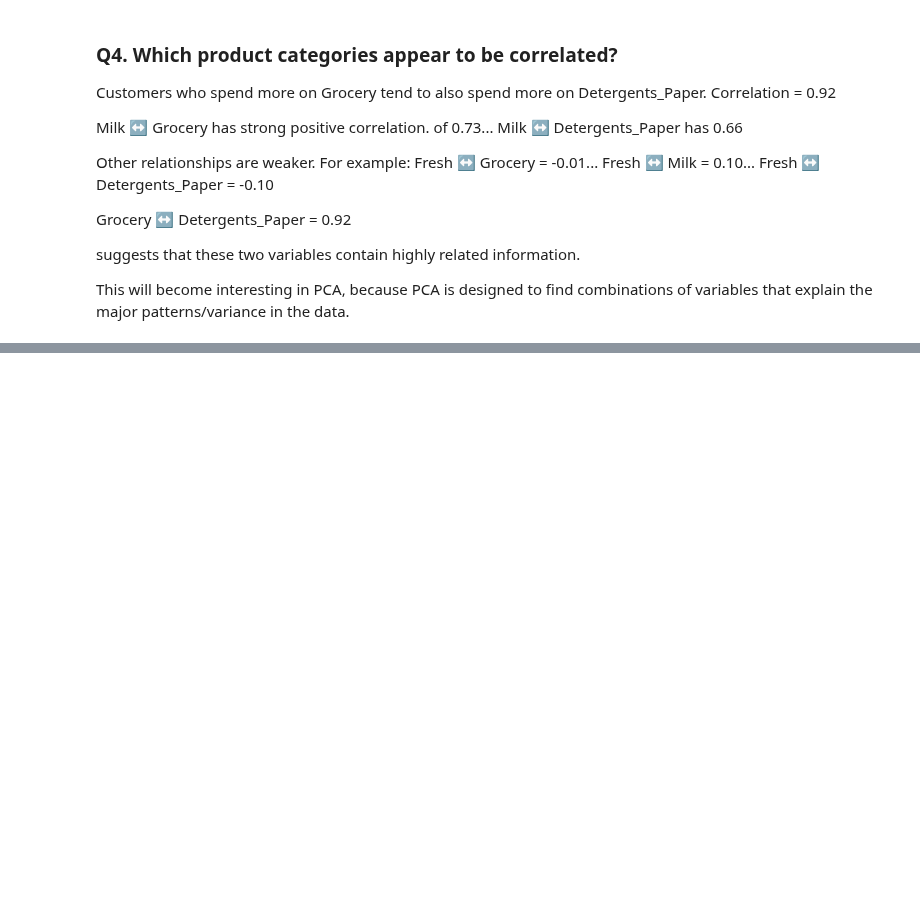
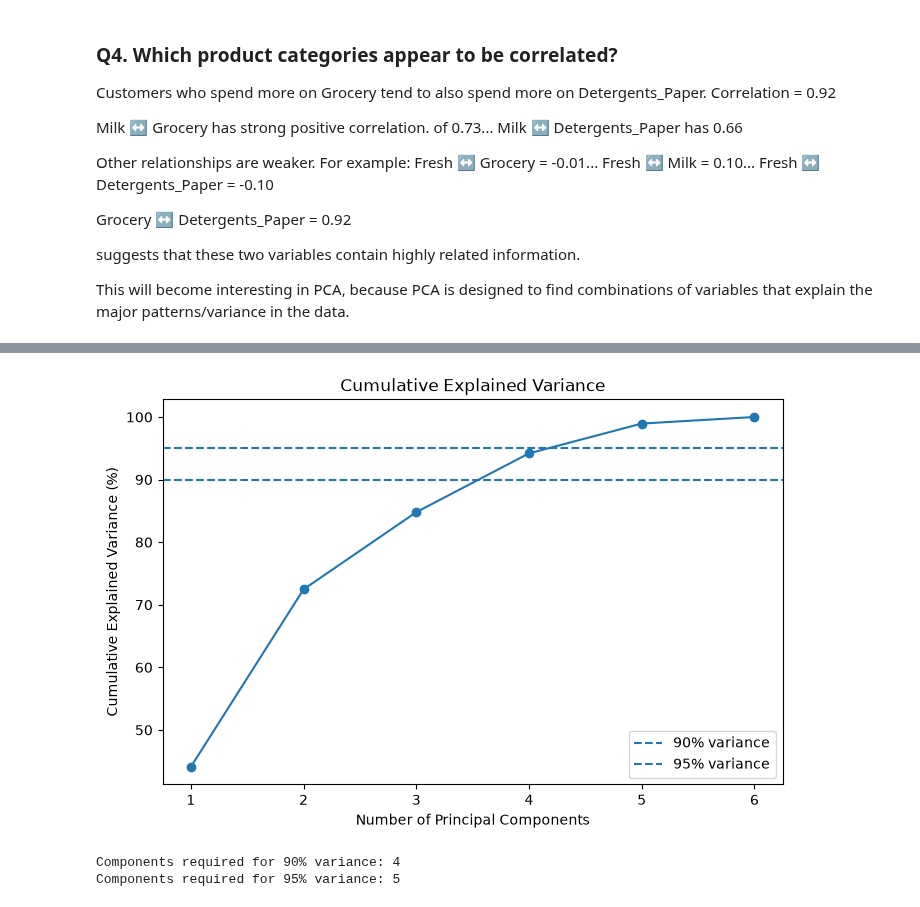
Before and after one commit to sudarshanchaudhari05/Placement-Prep, a Jupyter notebook: Machine learing and computer vison/Home Assignment/Home Assignment 3/Home Assignment 3 codebook.ipynb, the cells around one changed output, grey strips where cells are left out. Cells and saved outputs as stored; diff of their text form; code cells hidden in the pictures; blank space fills up the shorter version.

```diff
--- a/Machine learing and computer vison/Home Assignment/Home Assignment 3/Home Assignment 3 codebook.ipynb
+++ b/Machine learing and computer vison/Home Assignment/Home Assignment 3/Home Assignment 3 codebook.ipynb
@@ -285,0 +441,43 @@ This will become interesting in PCA, because PCA is designed to find combination
+# %%
+# Plot cumulative explained variance
+
+plt.figure(figsize=(8, 5))
+
+plt.plot(
+    components,
+    cumulative_variance * 100,
+    marker="o"
+)
+
+plt.axhline(
+    y=90,
+    linestyle="--",
+    label="90% variance"
+)
+
+plt.axhline(
+    y=95,
+    linestyle="--",
+    label="95% variance"
+)
+
+plt.xlabel("Number of Principal Components")
+plt.ylabel("Cumulative Explained Variance (%)")
+plt.title("Cumulative Explained Variance")
+plt.xticks(components)
+plt.legend()
+
+plt.show()
+# %% [output]
+[figure, added]
+# %%
+# Number of components required to retain 90% and 95% variance
+
+components_90 = np.argmax(cumulative_variance >= 0.90) + 1
+components_95 = np.argmax(cumulative_variance >= 0.95) + 1
+
+print("Components required for 90% variance:", components_90)
+print("Components required for 95% variance:", components_95)
+# %% [output]
+Components required for 90% variance: 4
+Components required for 95% variance: 5
```
Also changed, not shown: parts of 143 cells of this notebook.
